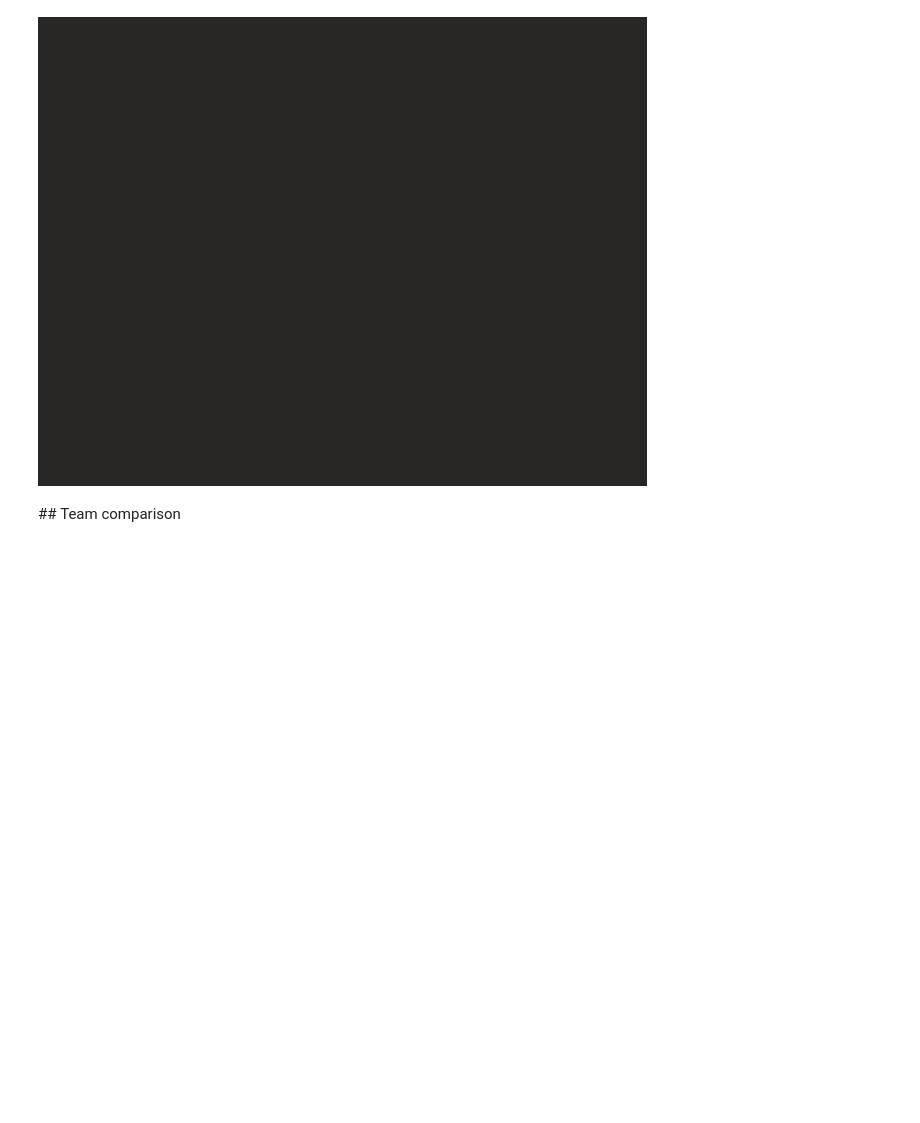
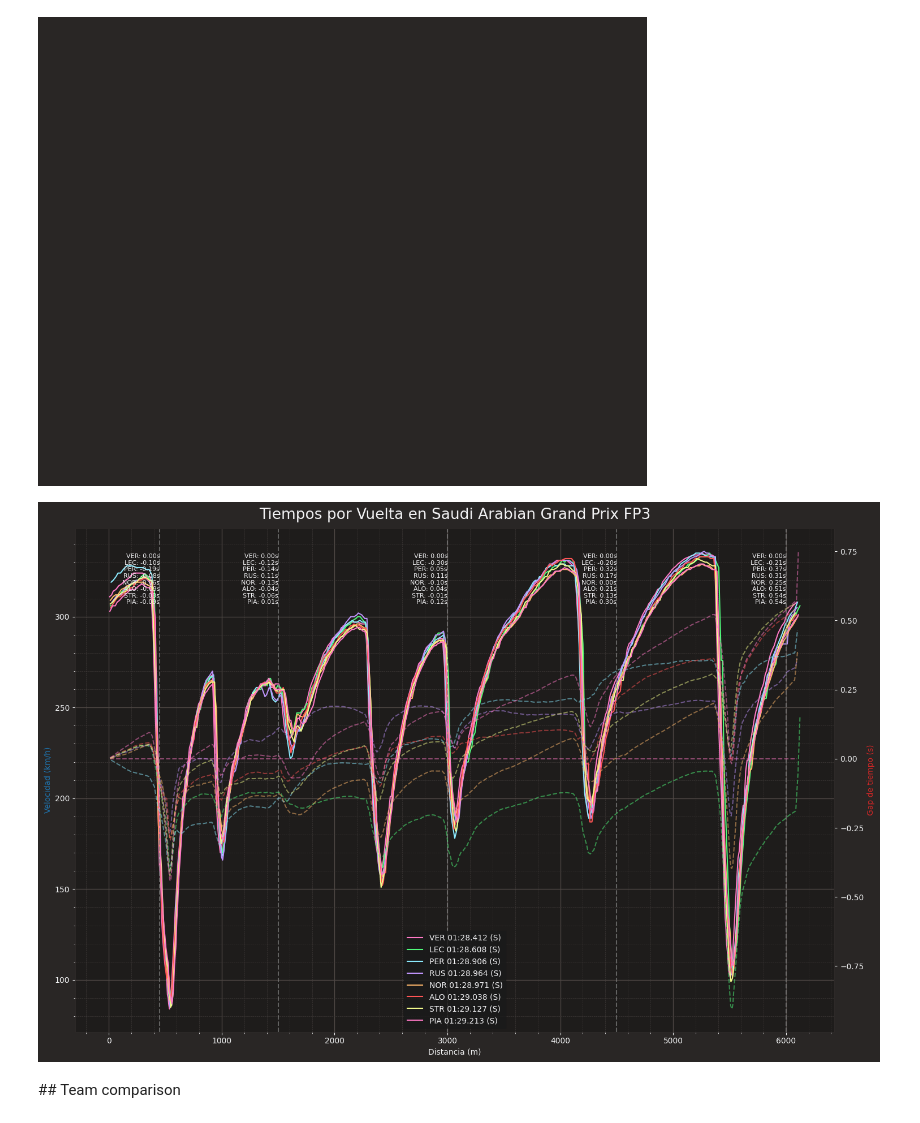
Before and after one commit to enrimr/f1-analysis-jupyter, a Jupyter notebook: plot_speed_traces.ipynb, the cells around one changed output. Cells and saved outputs as stored; diff of their text form; code cells hidden in the pictures; blank space fills up the shorter version.

```diff
--- a/plot_speed_traces.ipynb
+++ b/plot_speed_traces.ipynb
@@ -408,6 +361,77 @@ HTML(ani.to_jshtml())
 # %% [output]
 NameError: name 'rus_lap_times' is not defined
 [figure]
+# %%
+fastf1.plotting.setup_mpl()
+
+vueltas_rapidas = [session.laps.pick_driver(corredor).pick_fastest() for corredor in session.laps['Driver'].unique()]
+vueltas_rapidas = [vuelta for vuelta in vueltas_rapidas if pd.notna(vuelta['LapTime'])]
+
+# Si LapTime ya está en segundos (o convertido a float), ordena directamente
+vueltas_rapidas.sort(key=lambda x: x['LapTime'])
+
+diez_vueltas_mas_rapidas = vueltas_rapidas[:8]
+
+# Identificación de la vuelta de referencia (la mejor vuelta) y obtención de su telemetría
+vuelta_referencia = vueltas_rapidas[0]
+datos_coche_ref = vuelta_referencia.get_car_data().add_distance()
+tiempo_ref = datos_coche_ref['Time'].dt.total_seconds()
+
+# Preparación del gráfico con un tamaño mayor
+fig, ax1 = plt.subplots(figsize=(15, 10))
+ax2 = ax1.twinx()  # Creación de un segundo eje para el gap de tiempo
+
+# Definición de las distancias específicas para mostrar el gap de tiempo
+distancias_puntos = [450, 1500, 3000, 4500, 6000]
+
+# Inicialización de un diccionario para almacenar los gaps en puntos específicos
+gaps_en_puntos = {distancia: [] for distancia in distancias_puntos}
+
+# Procesamiento y gráfica de cada una de las vueltas seleccionadas
+for vuelta in diez_vueltas_mas_rapidas:
+    datos_coche = vuelta.get_car_data().add_distance()
+    equipo = vuelta['Team']
+    #color_equipo = fastf1.plotting.team_color(equipo)
+    corredor = vuelta['Driver']
+    tiempo_vuelta = format_lap_time(vuelta['LapTime'])  # Asegúrate de tener esta función definida
+
+    # Gráfica de la velocidad en el primer eje y
+    ax1.plot(datos_coche['Distance'], datos_coche['Speed'], label=f"{corredor} {tiempo_vuelta} ({vuelta['Compound'][0]})")
+
+    # Cálculo y gráfica del gap de tiempo en el segundo eje y
+    tiempo_vuelta_sec = datos_coche['Time'].dt.total_seconds()
+    distancia = datos_coche['Distance']
+    tiempo_ref_interp = np.interp(distancia, datos_coche_ref['Distance'], tiempo_ref)
+    gap_tiempo = tiempo_vuelta_sec - tiempo_ref_interp
+    ax2.plot(distancia, gap_tiempo, linestyle='--', alpha=0.5)
+
+    # Cálculo del gap de tiempo en puntos específicos de distancia y almacenamiento para anotaciones posteriores
+    for punto in distancias_puntos:
+        gap_en_punto = np.interp(punto, distancia, gap_tiempo)
+        gaps_en_puntos[punto].append(f"{corredor}: {gap_en_punto:.2f}s")
+
+# Añadir líneas verticales y anotaciones de gap de tiempo en puntos específicos
+for punto in distancias_puntos:
+    ax1.axvline(x=punto, color='grey', linestyle='--', alpha=0.7)
+
+    # Calcular el ajuste para bajar la anotación
+    rango_y = ax1.get_ylim()[1] - ax1.get_ylim()[0]  # Diferencia entre el valor máximo y mínimo del eje y
+    ajuste = rango_y * 0.05  # Ajuste del 5% del rango del eje y, modifica este valor según necesidad
+
+    # Actualiza la posición de la anotación para moverla un poco más abajo
+    texto_anotacion = "\n".join(gaps_en_puntos[punto])
+    ax1.text(punto, ax1.get_ylim()[1] - ajuste, texto_anotacion, verticalalignment='top', horizontalalignment='right', fontsize=8)
+
+# Configuración de los ejes y visualización final
+ax1.set_xlabel('Distancia (m)')
+ax1.set_ylabel('Velocidad (km/h)', color='tab:blue')
+ax2.set_ylabel('Gap de tiempo (s)', color='tab:red')
+ax1.legend()
+plt.title(f'Tiempos por Vuelta en {grand_prix_name} {grand_prix_session}')
+plt.tight_layout()
+plt.show()
+# %% [output]
+[figure, added]
 # %% [markdown]
 ## Team comparison
 # %%
```
Also changed, not shown: parts of 13 cells of this notebook, 14 other files.
